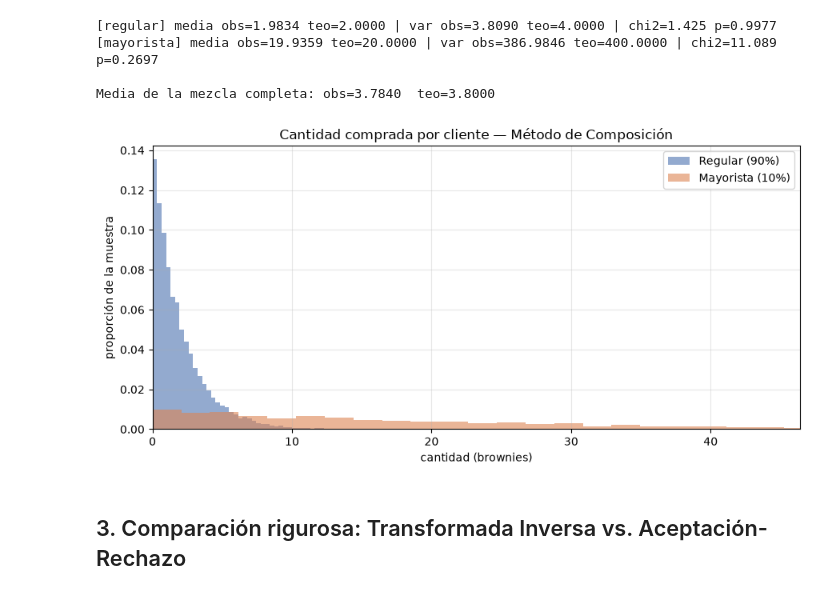
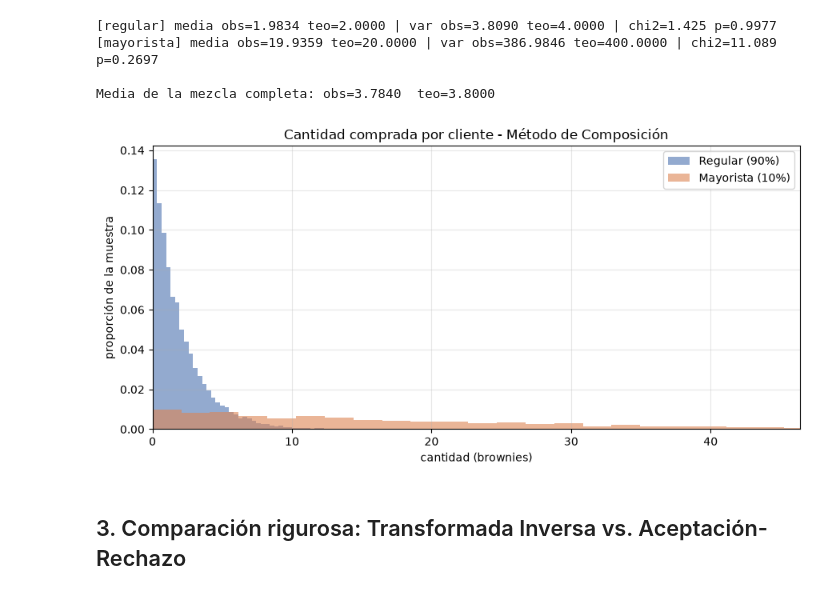
Before and after one commit to PeDro0210AVI/Project-1-Simulation, a Jupyter notebook: notebooks/generadores.ipynb, the cells around one changed output. Drawn from its saved outputs; the diff is of its cells as text; code cells hidden in the pictures.

```diff
--- a/notebooks/generadores.ipynb
+++ b/notebooks/generadores.ipynb
@@ -72,7 +62,7 @@ for nombre, lam in lambdas_llegadas.items():
 
     resumen.append({
         "generador": f"Llegadas (Inversa) - {nombre}",
-        "distribución": f"Exp(λ={lam:.0f}/dia)",
+        "distribución": f"Exp(lambda={lam:.0f}/dia)",
         "N": N1,
         "media_obs": muestra.mean(), "media_teo": 1 / lam,
         "var_obs": muestra.var(ddof=1), "var_teo": 1 / lam**2,
@@ -180,18 +170,18 @@ Media de la mezcla completa: obs=3.7840  teo=3.8000
 # %%
 fig, ax = plt.subplots(figsize=(9, 4.5))
 ax.hist(cant_reg, bins=60, density=False, weights=np.full(len(cant_reg), 1 / N2),
         alpha=0.6, color="#4C72B0", label="Regular (90%)")
 ax.hist(cant_may, bins=60, density=False, weights=np.full(len(cant_may), 1 / N2),
         alpha=0.6, color="#DD8452", label="Mayorista (10%)")
-ax.set_title("Cantidad comprada por cliente — Método de Composición")
+ax.set_title("Cantidad comprada por cliente - Método de Composición")
 ax.set_xlabel("cantidad (brownies)")
 ax.set_ylabel("proporción de la muestra")
 ax.set_xlim(0, np.percentile(cantidades, 99))
 ax.legend()
 plt.tight_layout()
 plt.show()
 # %% [output]
-[figure, old version]
+[figure, new version]
 # %% [markdown]
 ## 3. Comparación rigurosa: Transformada Inversa vs. Aceptación-Rechazo
 # %%
```
Also changed, not shown: parts of 11 cells of this notebook.
